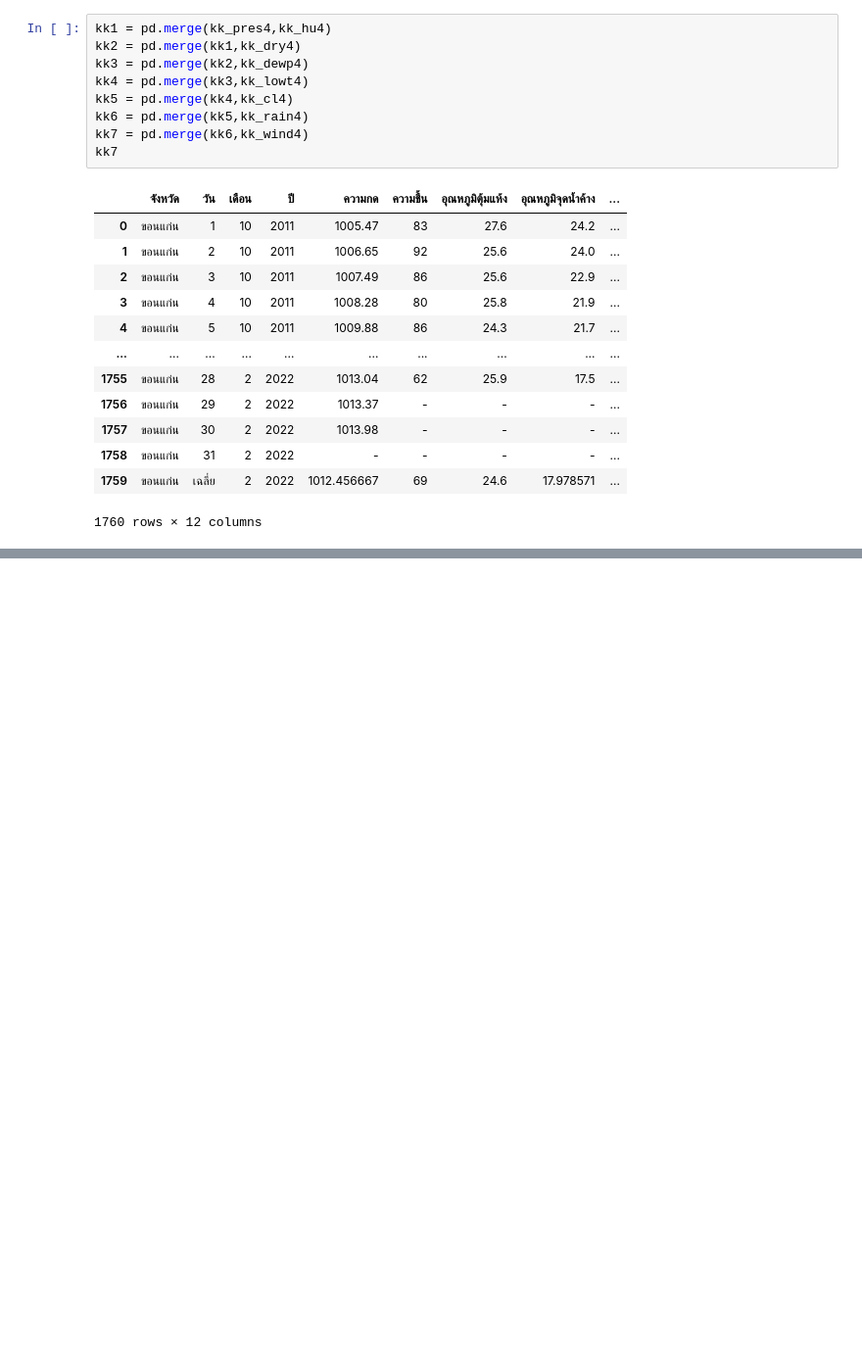
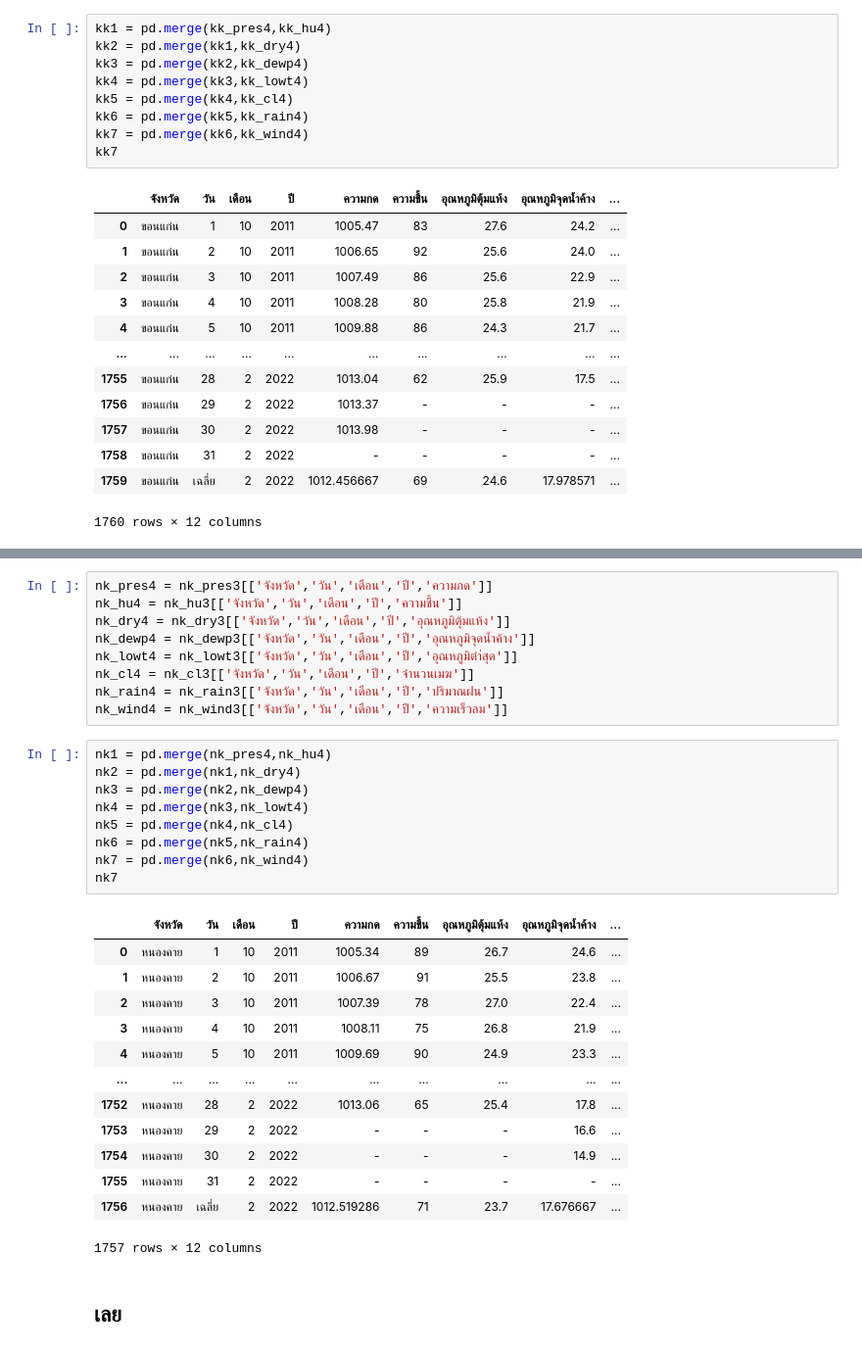
Before and after one commit to supatsara2002/bsc_dpdm22, a Jupyter notebook: Quiz_Group_5_20_of_Midterm.ipynb, the cells around one changed output, grey strips where cells are left out. Shown at 98% size. Drawn from its saved outputs; the diff is of its cells as text; blank space fills up the shorter version.

```diff
--- a/Quiz_Group_5_20_of_Midterm.ipynb
+++ b/Quiz_Group_5_20_of_Midterm.ipynb
@@ -1186,0 +1259,34 @@ kk7
+# %%
+nk_pres4 = nk_pres3[['จังหวัด','วัน','เดือน','ปี','ความกด']]
+nk_hu4 = nk_hu3[['จังหวัด','วัน','เดือน','ปี','ความชื้น']]
+nk_dry4 = nk_dry3[['จังหวัด','วัน','เดือน','ปี','อุณหภูมิตุ้มแห้ง']]
+nk_dewp4 = nk_dewp3[['จังหวัด','วัน','เดือน','ปี','อุณหภูมิจุดน้ำค้าง']]
+nk_lowt4 = nk_lowt3[['จังหวัด','วัน','เดือน','ปี','อุณหภูมิตำ่สุด']]
+nk_cl4 = nk_cl3[['จังหวัด','วัน','เดือน','ปี','จำนวนเมฆ']]
+nk_rain4 = nk_rain3[['จังหวัด','วัน','เดือน','ปี','ปริมาณฝน']]
+nk_wind4 = nk_wind3[['จังหวัด','วัน','เดือน','ปี','ความเร็วลม']]
+# %%
+nk1 = pd.merge(nk_pres4,nk_hu4)
+nk2 = pd.merge(nk1,nk_dry4)
+nk3 = pd.merge(nk2,nk_dewp4)
+nk4 = pd.merge(nk3,nk_lowt4)
+nk5 = pd.merge(nk4,nk_cl4)
+nk6 = pd.merge(nk5,nk_rain4)
+nk7 = pd.merge(nk6,nk_wind4)
+nk7
+# %% [output]
+|  | จังหวัด | วัน | เดือน | ปี | ความกด | ความชื้น | อุณหภูมิตุ้มแห้ง | อุณหภูมิจุดน้ำค้าง | ... |
+| 0 | หนองคาย | 1 | 10 | 2011 | 1005.34 | 89 | 26.7 | 24.6 | ... |
+| 1 | หนองคาย | 2 | 10 | 2011 | 1006.67 | 91 | 25.5 | 23.8 | ... |
+| 2 | หนองคาย | 3 | 10 | 2011 | 1007.39 | 78 | 27.0 | 22.4 | ... |
+| 3 | หนองคาย | 4 | 10 | 2011 | 1008.11 | 75 | 26.8 | 21.9 | ... |
+| 4 | หนองคาย | 5 | 10 | 2011 | 1009.69 | 90 | 24.9 | 23.3 | ... |
+| ... | ... | ... | ... | ... | ... | ... | ... | ... | ... |
+| 1752 | หนองคาย | 28 | 2 | 2022 | 1013.06 | 65 | 25.4 | 17.8 | ... |
+| 1753 | หนองคาย | 29 | 2 | 2022 | - | - | - | 16.6 | ... |
+| 1754 | หนองคาย | 30 | 2 | 2022 | - | - | - | 14.9 | ... |
+| 1755 | หนองคาย | 31 | 2 | 2022 | - | - | - | - | ... |
+| 1756 | หนองคาย | เฉลี่ย | 2 | 2022 | 1012.519286 | 71 | 23.7 | 17.676667 | ... |
+1757 rows × 12 columns
+# %% [markdown]
+## เลย
```
Also changed, not shown: parts of 12 cells of this notebook.
